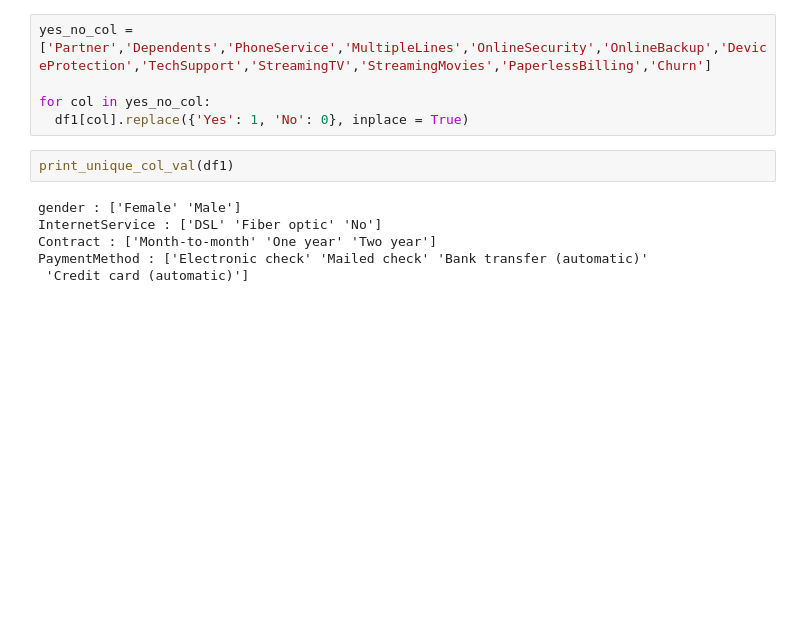
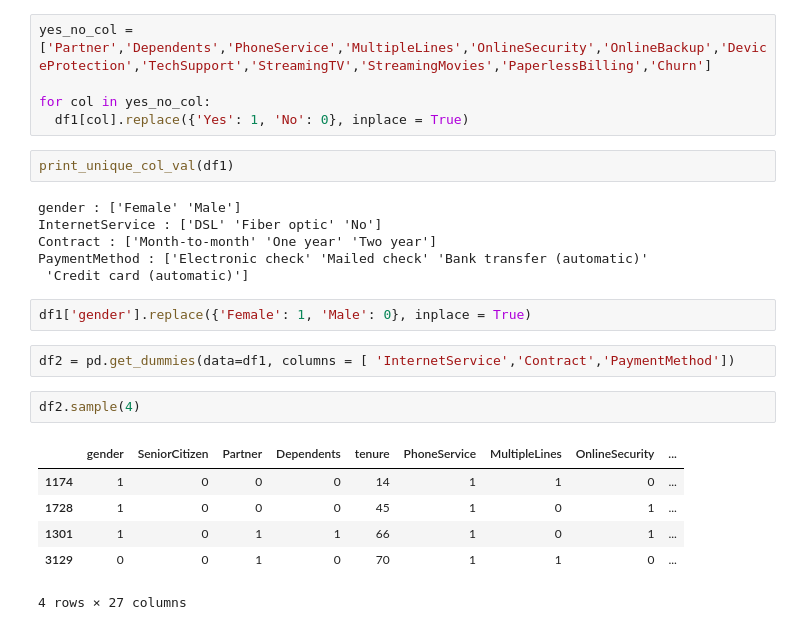
Before and after one commit to manoharpavuluri/dl-telco-customer-churn, a Jupyter notebook: Customer_churn.ipynb, the cells around one changed output. Saved outputs shown, nothing was run; the diff lists cells and outputs as text; blank space fills up the shorter version.

```diff
--- a/Customer_churn.ipynb
+++ b/Customer_churn.ipynb
@@ -226,3 +226,16 @@ InternetService : ['DSL' 'Fiber optic' 'No']
 Contract : ['Month-to-month' 'One year' 'Two year']
 PaymentMethod : ['Electronic check' 'Mailed check' 'Bank transfer (automatic)'
  'Credit card (automatic)']
+# %%
+df1['gender'].replace({'Female': 1, 'Male': 0}, inplace = True)
+# %%
+df2 = pd.get_dummies(data=df1, columns = [ 'InternetService','Contract','PaymentMethod'])
+# %%
+df2.sample(4)
+# %% [output]
+|  | gender | SeniorCitizen | Partner | Dependents | tenure | PhoneService | MultipleLines | OnlineSecurity | ... |
+| 1174 | 1 | 0 | 0 | 0 | 14 | 1 | 1 | 0 | ... |
+| 1728 | 1 | 0 | 0 | 0 | 45 | 1 | 0 | 1 | ... |
+| 1301 | 1 | 0 | 1 | 1 | 66 | 1 | 0 | 1 | ... |
+| 3129 | 0 | 0 | 1 | 0 | 70 | 1 | 1 | 0 | ... |
+4 rows × 27 columns
```
Also changed, not shown: parts of 8 cells of this notebook.
